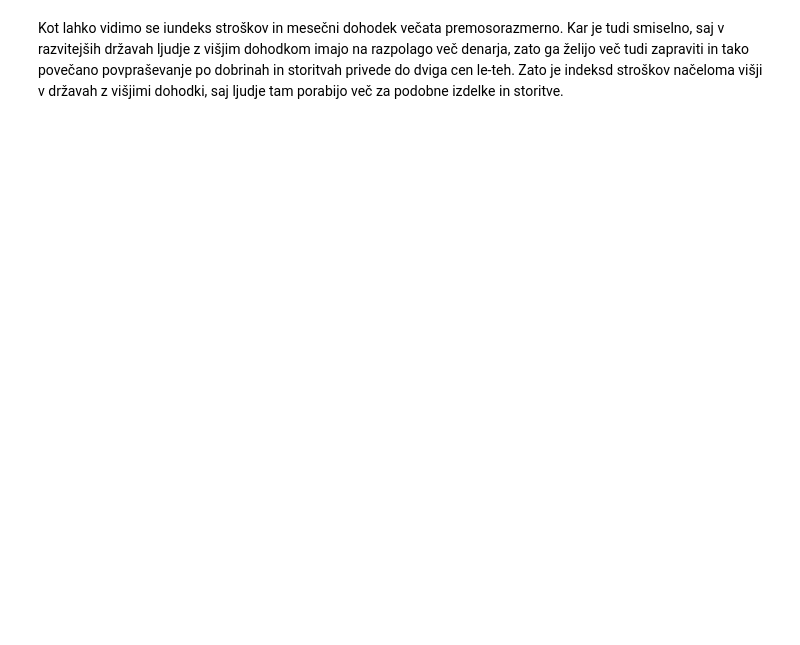
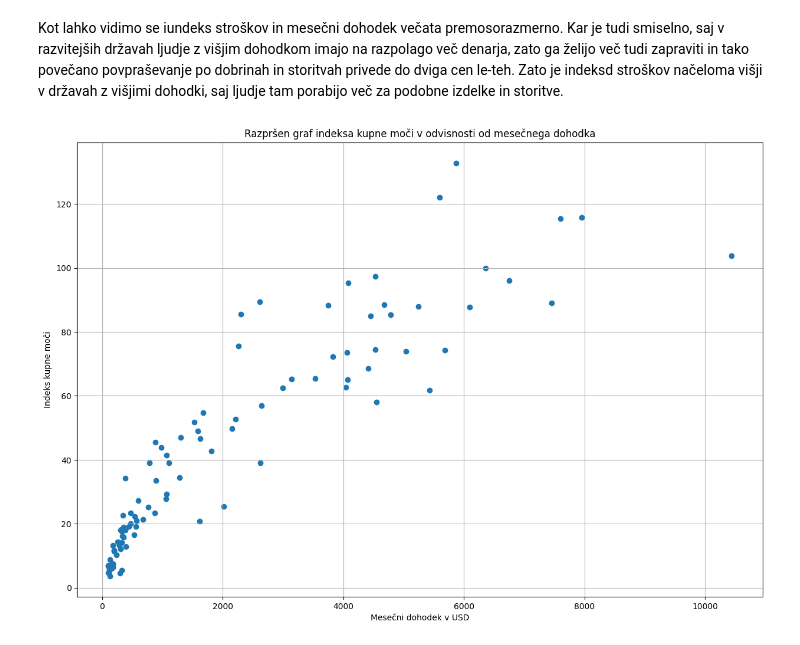
Before and after one commit to maticccc/Matic_Projektna, a Jupyter notebook: obdelava.ipynb, the cells around one changed output. Drawn from its saved outputs; the diff is of its cells as text; code cells hidden in the pictures; blank space fills up the shorter version.

```diff
--- a/obdelava.ipynb
+++ b/obdelava.ipynb
@@ -127,2 +128,16 @@ narisi_razprsen_graf(podatki_csv)
 # %% [markdown]
 Kot lahko vidimo se iundeks stroškov in mesečni dohodek večata premosorazmerno. Kar je tudi smiselno, saj v razvitejših državah ljudje z višjim dohodkom imajo na razpolago več denarja, zato ga želijo več tudi zapraviti in tako povečano povpraševanje po dobrinah in storitvah privede do dviga cen le-teh. Zato je indeksd stroškov načeloma višji v državah z višjimi dohodki, saj ljudje tam porabijo več za podobne izdelke in storitve.
+# %%
+# sedaj poglejmo, kako sta med sabo povezana mesečni dohodek in indeks kupne moči
+def razprsen_graf_kupna_moc(csv_datoteka):
+    plt.figure(figsize=(15, 10))
+    plt.scatter(csv_datoteka['Mesecni dohodek'], csv_datoteka['Indeks kupne moci'])
+    plt.xlabel('Mesečni dohodek v USD')
+    plt.ylabel('Indeks kupne moči')
+    plt.title('Razpršen graf indeksa kupne moči v odvisnosti od mesečnega dohodka')
+    plt.grid(True)
+    plt.show()
+
+razprsen_graf_kupna_moc(podatki_csv)
+# %% [output]
+[figure, added]
```
Also changed, not shown: parts of 3 cells of this notebook.
